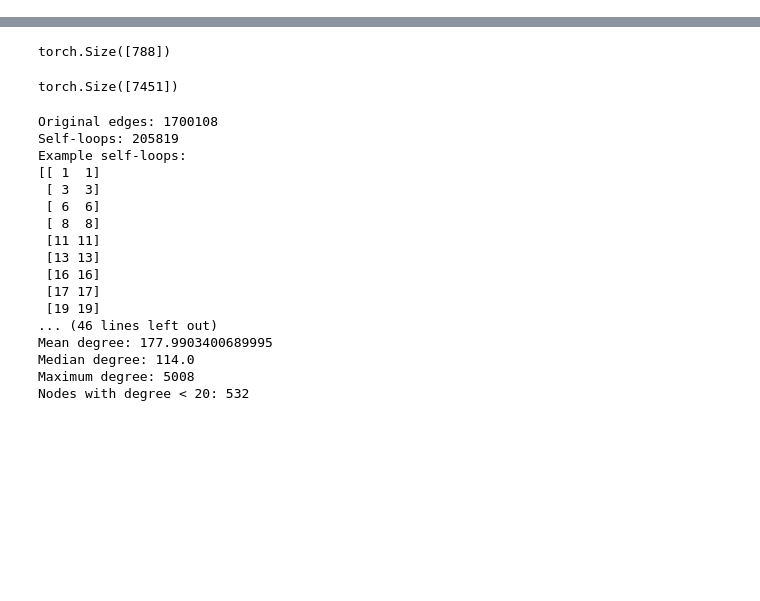
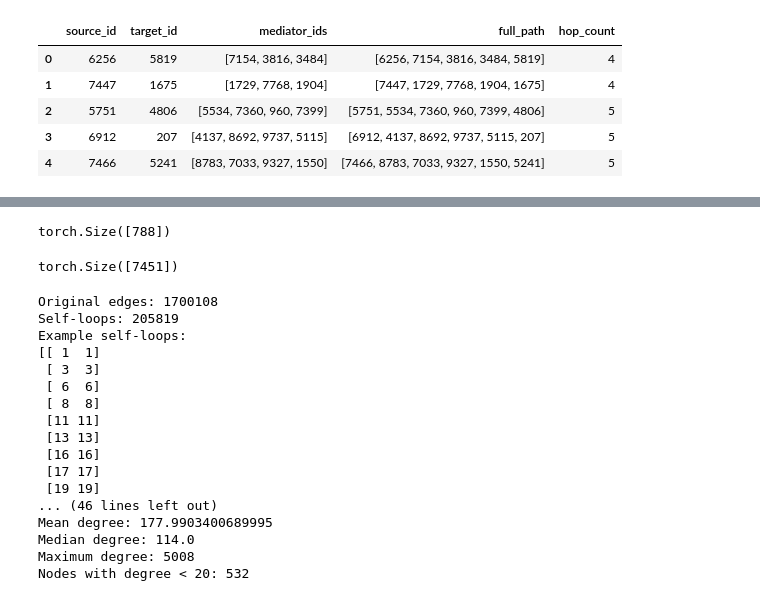
Before and after one commit to samuncleML/Bot-Detection, a Jupyter notebook: src/notebook_1.ipynb, the cells around one changed output, grey strips where cells are left out. Drawn from its saved outputs; the diff is of its cells as text; code cells hidden in the pictures; blank space fills up the shorter version.

```diff
--- a/src/notebook_1.ipynb
+++ b/src/notebook_1.ipynb
@@ -4,3 +4,14 @@ import numpy as np
 import pandas as pd
 import networkx as nx
 import matplotlib.pyplot as plt
+# %%
+df_fim = pd.read_csv(r'C:\Users\Administrator\Desktop\Research\Social media mining research\project\data\df_fim_raw.csv')
+df_gsi = pd.read_csv(r'C:\Users\Administrator\Desktop\Research\Social media mining research\project\data\df_gsi.csv')
+df_gsi.head()
+# %% [output]
+|  | source_id | target_id | mediator_ids | full_path | hop_count |
+| 0 | 6256 | 5819 | [7154, 3816, 3484] | [6256, 7154, 3816, 3484, 5819] | 4 |
+| 1 | 7447 | 1675 | [1729, 7768, 1904] | [7447, 1729, 7768, 1904, 1675] | 4 |
+| 2 | 5751 | 4806 | [5534, 7360, 960, 7399] | [5751, 5534, 7360, 960, 7399, 4806] | 5 |
+| 3 | 6912 | 207 | [4137, 8692, 9737, 5115] | [6912, 4137, 8692, 9737, 5115, 207] | 5 |
+| 4 | 7466 | 5241 | [8783, 7033, 9327, 1550] | [7466, 8783, 7033, 9327, 1550, 5241] | 5 |
```
Also changed, not shown: parts of 2 cells of this notebook, 13 other files.
